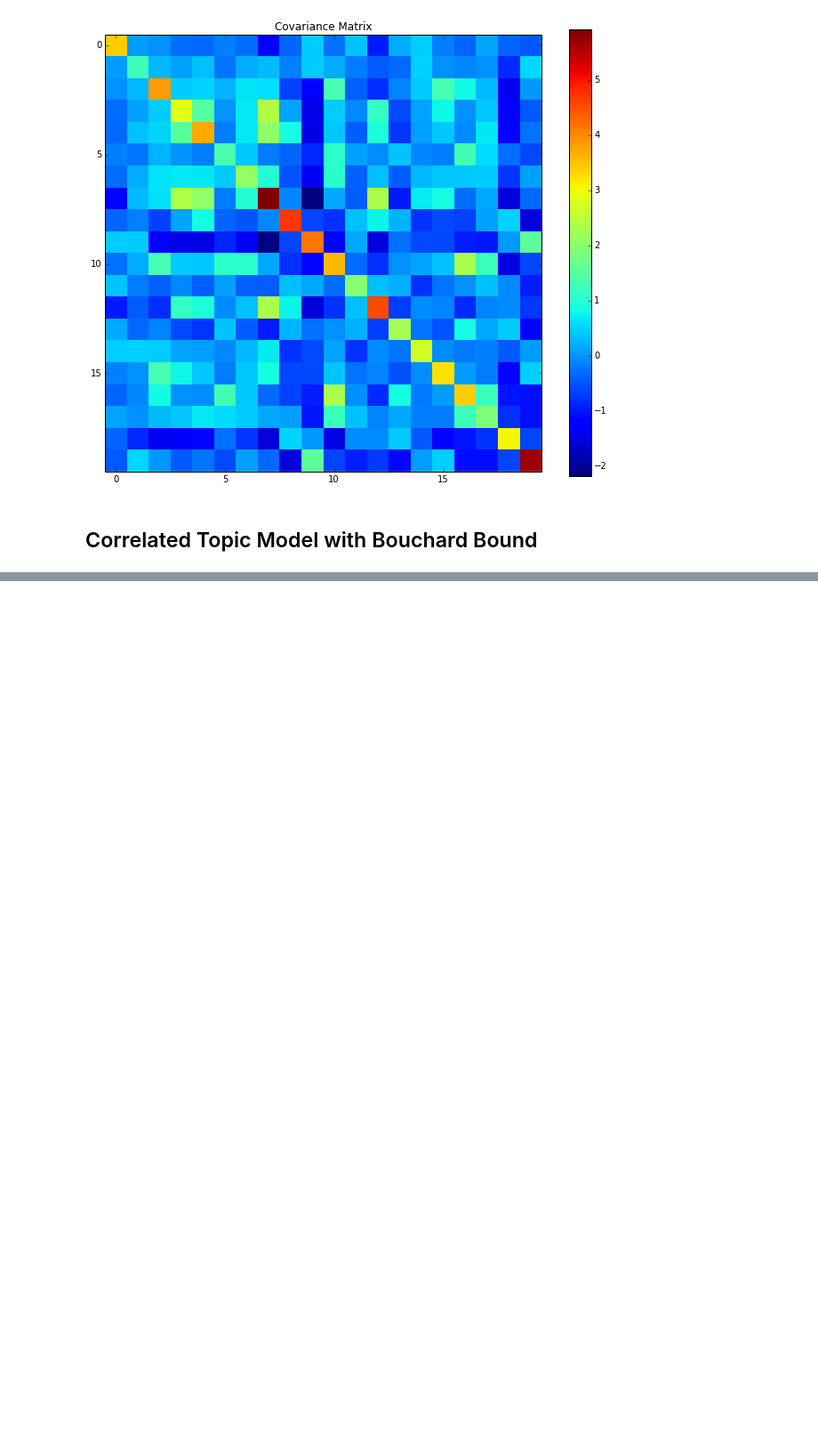
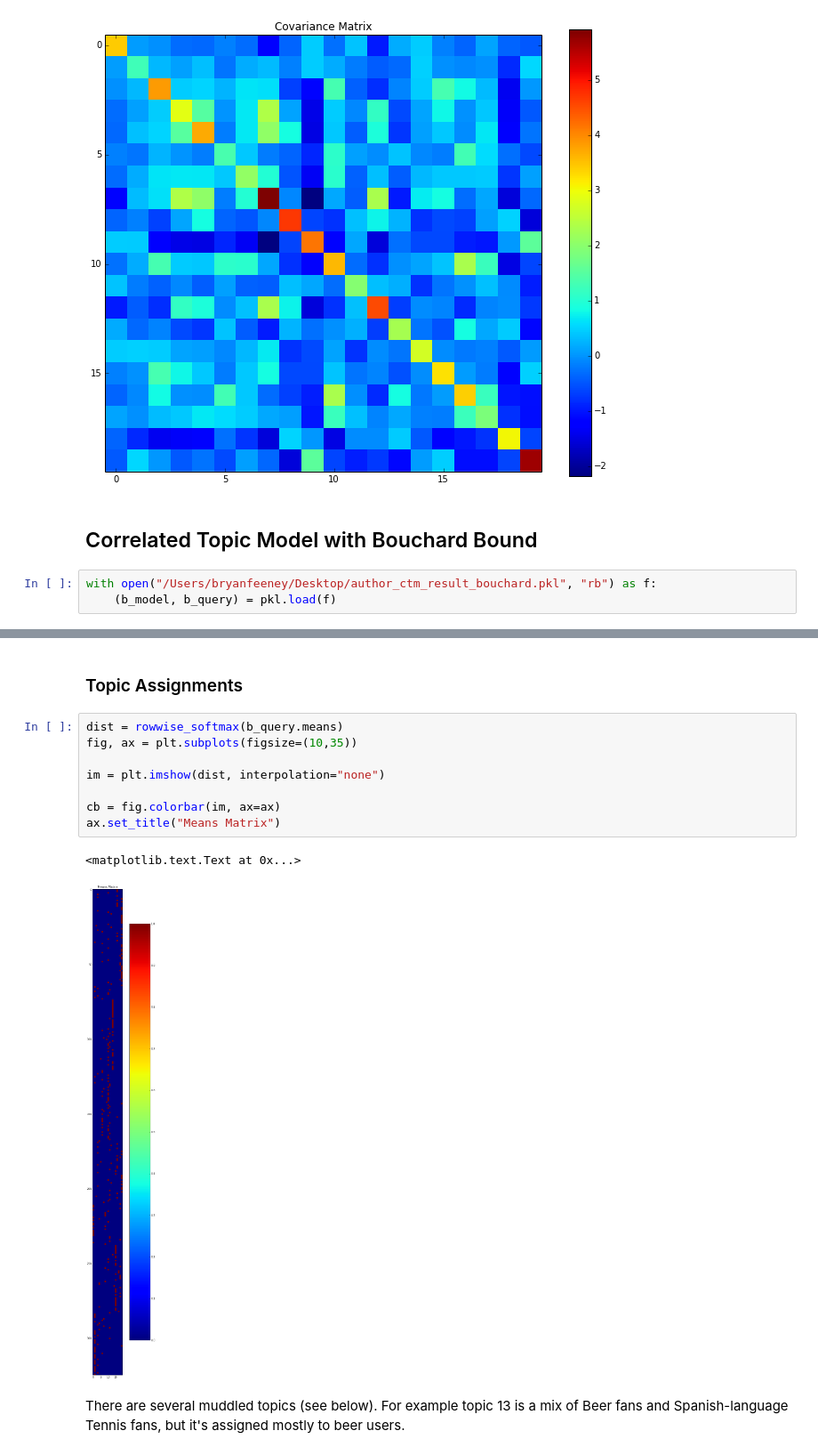
Before and after one commit to budgefeeney/sidetopics, a Jupyter notebook: src/notebooks/BohningBouchard.ipynb, the cells around one changed output, grey strips where cells are left out. Shown at 89% size. Saved outputs shown, nothing was run; the diff lists cells and outputs as text; blank space fills up the shorter version.

```diff
--- a/src/notebooks/BohningBouchard.ipynb
+++ b/src/notebooks/BohningBouchard.ipynb
@@ -257,3 +256,6 @@ ax.set_title("Covariance Matrix")
 [figure]
 # %% [markdown]
 ## Correlated Topic Model with Bouchard Bound
+# %%
+with open("/Users/bryanfeeney/Desktop/author_ctm_result_bouchard.pkl", "rb") as f:
+    (b_model, b_query) = pkl.load(f)
@@ -259,0 +306,15 @@ ax.set_title("Covariance Matrix")
+# %% [markdown]
+### Topic Assignments
+# %%
+dist = rowwise_softmax(b_query.means)
+fig, ax = plt.subplots(figsize=(10,35))
+
+im = plt.imshow(dist, interpolation="none")
+
+cb = fig.colorbar(im, ax=ax)
+ax.set_title("Means Matrix")
+# %% [output]
+<matplotlib.text.Text at 0x...>
+[figure, added]
+# %% [markdown]
+There are several muddled topics (see below). For example topic 13 is a mix of Beer fans and Spanish-language Tennis fans, but it's assigned mostly to beer users.
```
Also changed, not shown: parts of 31 cells of this notebook, 1 other file.
